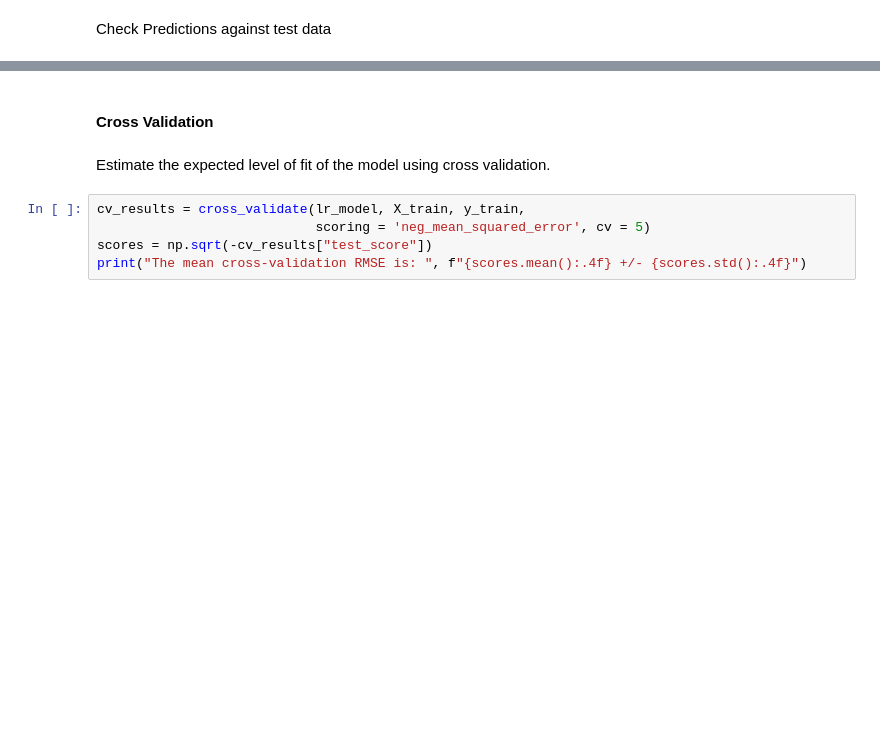
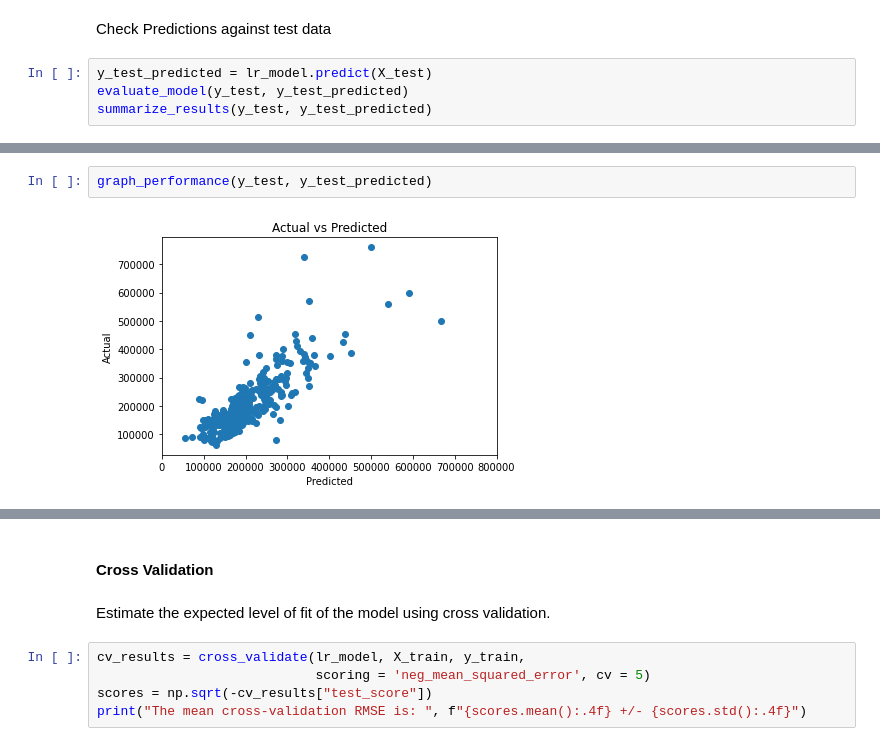
Before and after one commit to jaydenhooper/Predict-House-Prices, a Jupyter notebook: Assignment 1.ipynb, the cells around one changed output, grey strips where cells are left out. Cells and saved outputs as stored; diff of their text form; blank space fills up the shorter version.

```diff
--- a/Assignment 1.ipynb
+++ b/Assignment 1.ipynb
@@ -393,4 +392,7 @@ plt.show()
 # %% [markdown]
 Check Predictions against test data
 # %%
+y_test_predicted = lr_model.predict(X_test)
+evaluate_model(y_test, y_test_predicted)
+summarize_results(y_test, y_test_predicted)
 # %% [output]
@@ -397,0 +413,4 @@ RMSE on the training set: 78330.4257
+# %%
+graph_performance(y_test, y_test_predicted)
+# %% [output]
+[figure, added]
```
Also changed, not shown: parts of 16 cells of this notebook, 1 other file.
